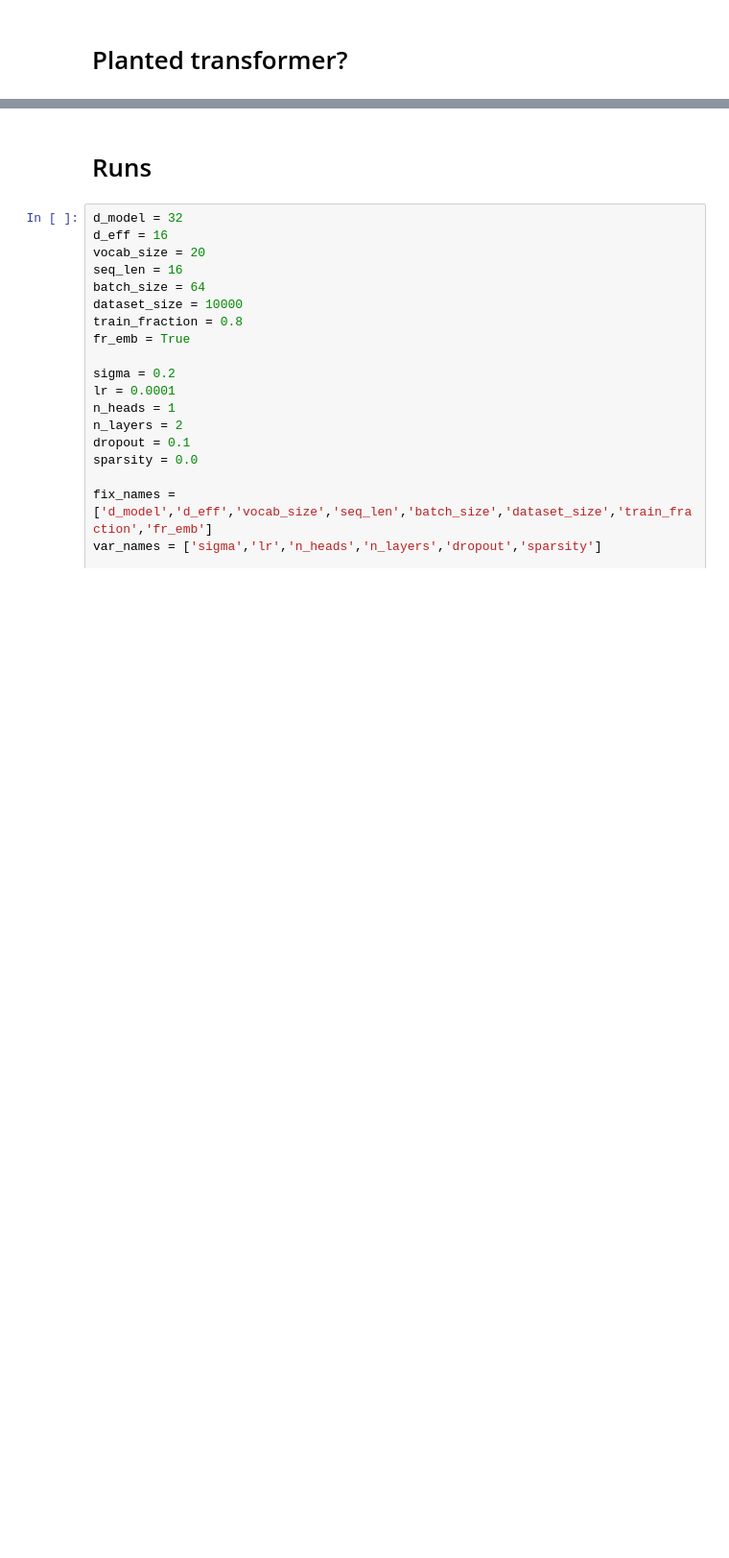
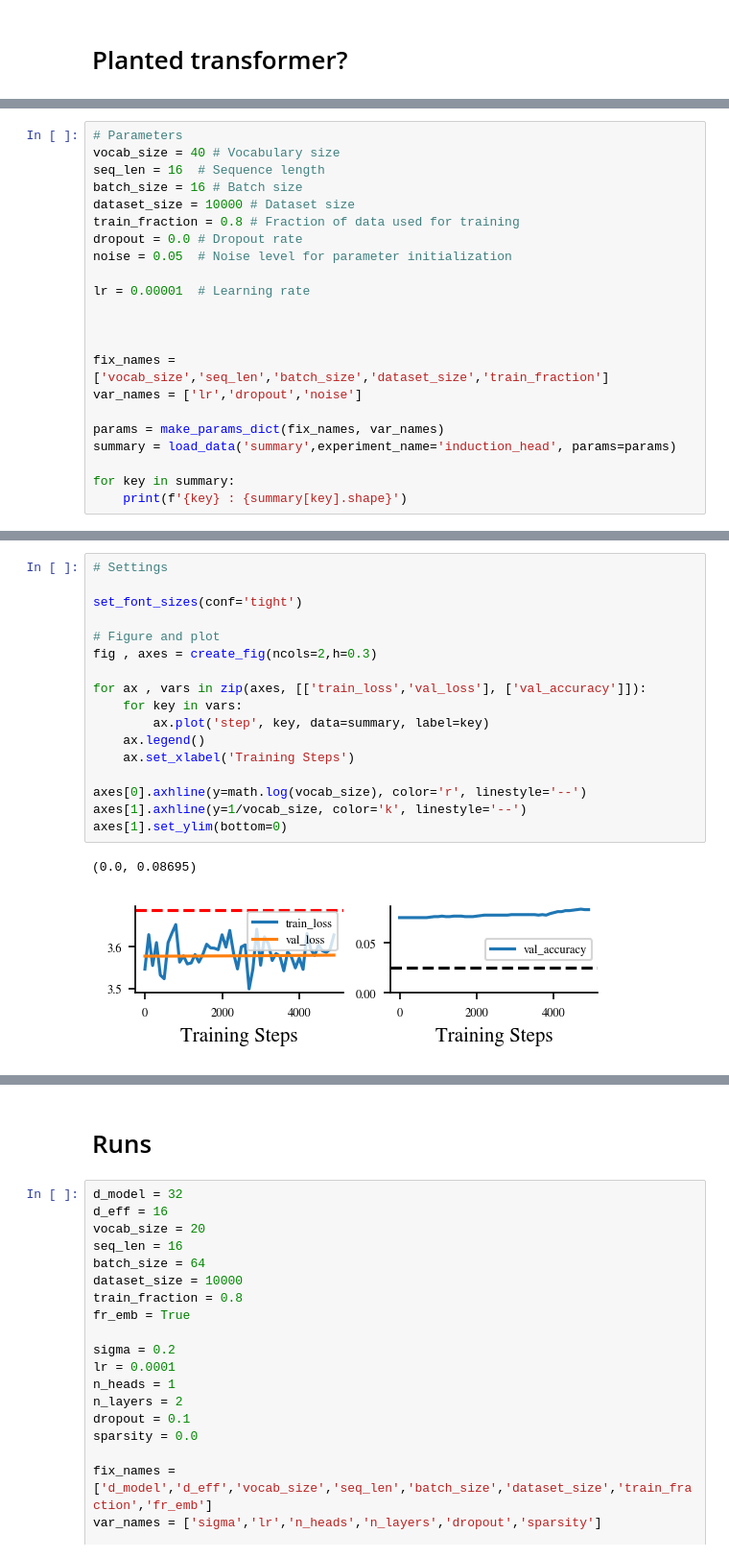
Before and after one commit to CristopherErazo/SAM, a Jupyter notebook: notebooks/26_02_03_Copying_Task.ipynb, the cells around one changed output, grey strips where cells are left out. Shown at 96% size. Drawn from its saved outputs; the diff is of its cells as text; blank space fills up the shorter version.

Commit message:
Induction Head Model

```diff
--- a/notebooks/26_02_03_Copying_Task.ipynb
+++ b/notebooks/26_02_03_Copying_Task.ipynb
@@ -13,0 +25,22 @@ apply_general_styles()
+# %%
+# Parameters
+vocab_size = 40 # Vocabulary size
+seq_len = 16  # Sequence length
+batch_size = 16 # Batch size
+dataset_size = 10000 # Dataset size
+train_fraction = 0.8 # Fraction of data used for training
+dropout = 0.0 # Dropout rate
+noise = 0.05  # Noise level for parameter initialization
+
+lr = 0.00001  # Learning rate
+
+
+
+fix_names = ['vocab_size','seq_len','batch_size','dataset_size','train_fraction']
+var_names = ['lr','dropout','noise']
+
+params = make_params_dict(fix_names, var_names)
+summary = load_data('summary',experiment_name='induction_head', params=params)
+
+for key in summary:
+    print(f'{key} : {summary[key].shape}')
@@ -13,0 +54,20 @@ apply_general_styles()
+# %%
+# Settings
+
+set_font_sizes(conf='tight')
+
+# Figure and plot
+fig , axes = create_fig(ncols=2,h=0.3)
+
+for ax , vars in zip(axes, [['train_loss','val_loss'], ['val_accuracy']]):
+    for key in vars:
+        ax.plot('step', key, data=summary, label=key)
+    ax.legend()
+    ax.set_xlabel('Training Steps')
+
+axes[0].axhline(y=math.log(vocab_size), color='r', linestyle='--')
+axes[1].axhline(y=1/vocab_size, color='k', linestyle='--')
+axes[1].set_ylim(bottom=0)
+# %% [output]
+(0.0, 0.08695)
+[figure, added]
```
Also changed, not shown: parts of 8 cells of this notebook, 3 other files.
